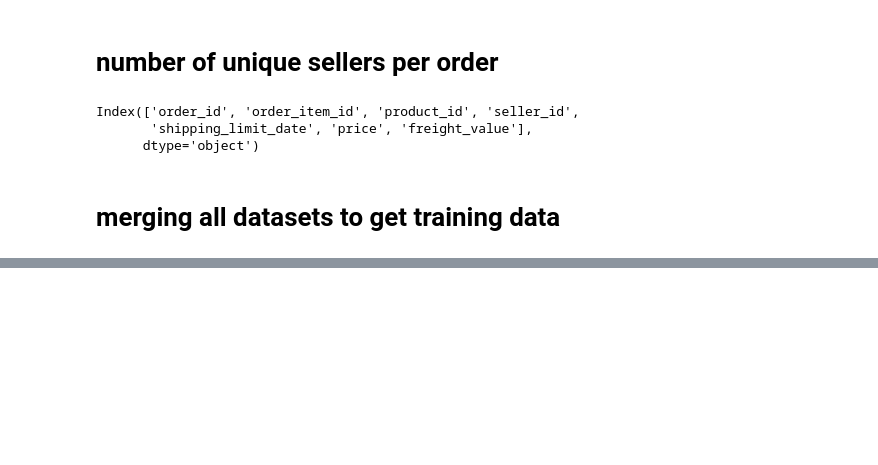
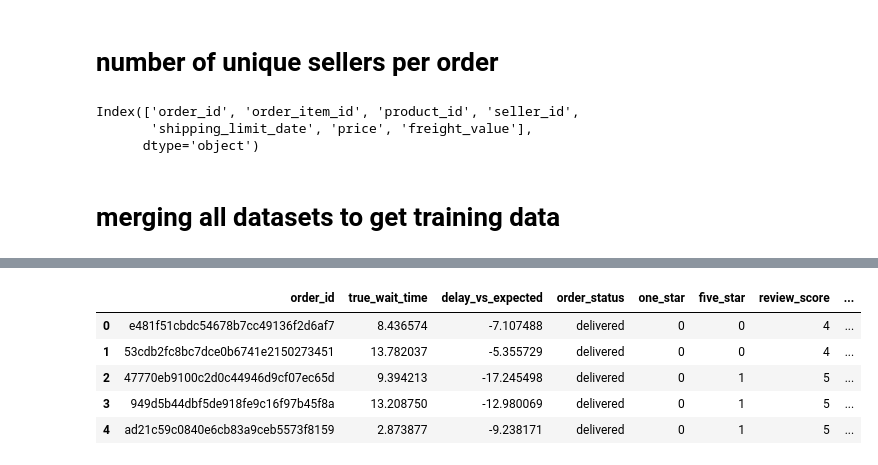
Before and after one commit to 1985shree/olist, a Jupyter notebook: notebooks/note4_reviews_and_sellers.ipynb, the cells around one changed output, grey strips where cells are left out. Cells and saved outputs as stored; diff of their text form; code cells hidden in the pictures; blank space fills up the shorter version.

```diff
--- a/notebooks/note4_reviews_and_sellers.ipynb
+++ b/notebooks/note4_reviews_and_sellers.ipynb
@@ -180,0 +222,9 @@ order[['order_id', 'true_wait_time', 'delay_vs_expected', 'order_status']]\
+# %%
+training_data.head()
+# %% [output]
+|  | order_id | true_wait_time | delay_vs_expected | order_status | one_star | five_star | review_score | ... |
+| 0 | e481f51cbdc54678b7cc49136f2d6af7 | 8.436574 | -7.107488 | delivered | 0 | 0 | 4 | ... |
+| 1 | 53cdb2fc8bc7dce0b6741e2150273451 | 13.782037 | -5.355729 | delivered | 0 | 0 | 4 | ... |
+| 2 | 47770eb9100c2d0c44946d9cf07ec65d | 9.394213 | -17.245498 | delivered | 0 | 1 | 5 | ... |
+| 3 | 949d5b44dbf5de918fe9c16f97b45f8a | 13.208750 | -12.980069 | delivered | 0 | 1 | 5 | ... |
+| 4 | ad21c59c0840e6cb83a9ceb5573f8159 | 2.873877 | -9.238171 | delivered | 0 | 1 | 5 | ... |
```
Also changed, not shown: parts of 12 cells of this notebook.
